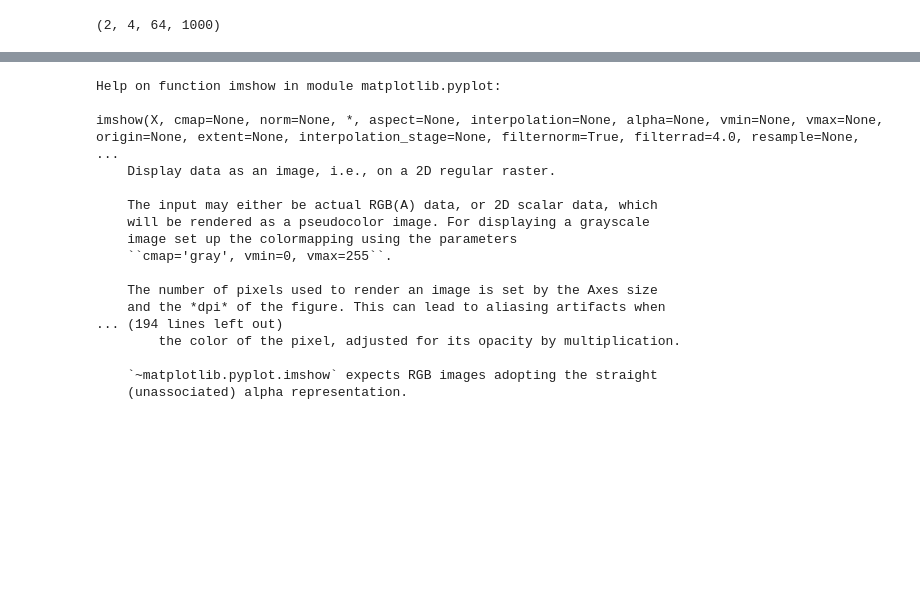
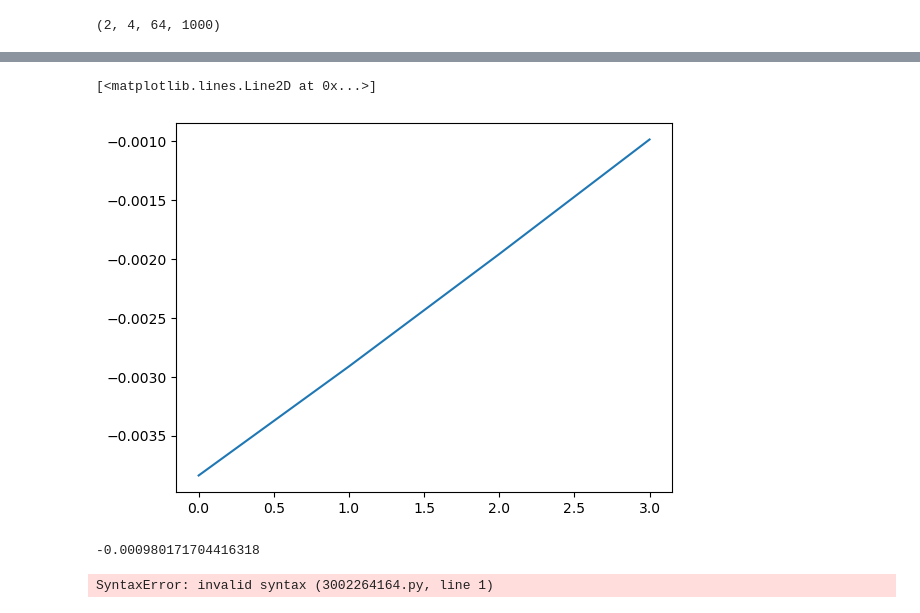
Before and after one commit to ben-goldman/sturb, a Jupyter notebook: code/spectral_amplitude.ipynb, the cells around one changed output, grey strips where cells are left out. Drawn from its saved outputs; the diff is of its cells as text; code cells hidden in the pictures; blank space fills up the shorter version.

```diff
--- a/code/spectral_amplitude.ipynb
+++ b/code/spectral_amplitude.ipynb
@@ -18,22 +19,11 @@ c = plt.plot(U[1, 0, 16, :])
-# %%
-help(plt.imshow)
-# %% [output]
-Help on function imshow in module matplotlib.pyplot:
-
-imshow(X, cmap=None, norm=None, *, aspect=None, interpolation=None, alpha=None, vmin=None, vmax=None, origin=None, extent=None, interpolation_stage=None, filternorm=True, filterrad=4.0, resample=None, ...
-    Display data as an image, i.e., on a 2D regular raster.
-
-    The input may either be actual RGB(A) data, or 2D scalar data, which
-    will be rendered as a pseudocolor image. For displaying a grayscale
-    image set up the colormapping using the parameters
-    ``cmap='gray', vmin=0, vmax=255``.
-
-    The number of pixels used to render an image is set by the Axes size
-    and the *dpi* of the figure. This can lead to aliasing artifacts when
-... (194 lines left out)
-        the color of the pixel, adjusted for its opacity by multiplication.
-
-    `~matplotlib.pyplot.imshow` expects RGB images adopting the straight
-    (unassociated) alpha representation.
+# %%
+plt.plot(U[1, :, 16, 100])
+# %% [output]
+[<matplotlib.lines.Line2D at 0x...>]
+[figure, added]
+# %%
+U[1, 3, 16, 0]
+# %% [output]
+-0.000980171704416318
 # %%
 f.close()
@@ -39,0 +32,4 @@ f.close()
+# %%
+m =
+# %% [output]
+SyntaxError: invalid syntax (3002264164.py, line 1)
```
Also changed, not shown: parts of 3 cells of this notebook, 6 other files.
